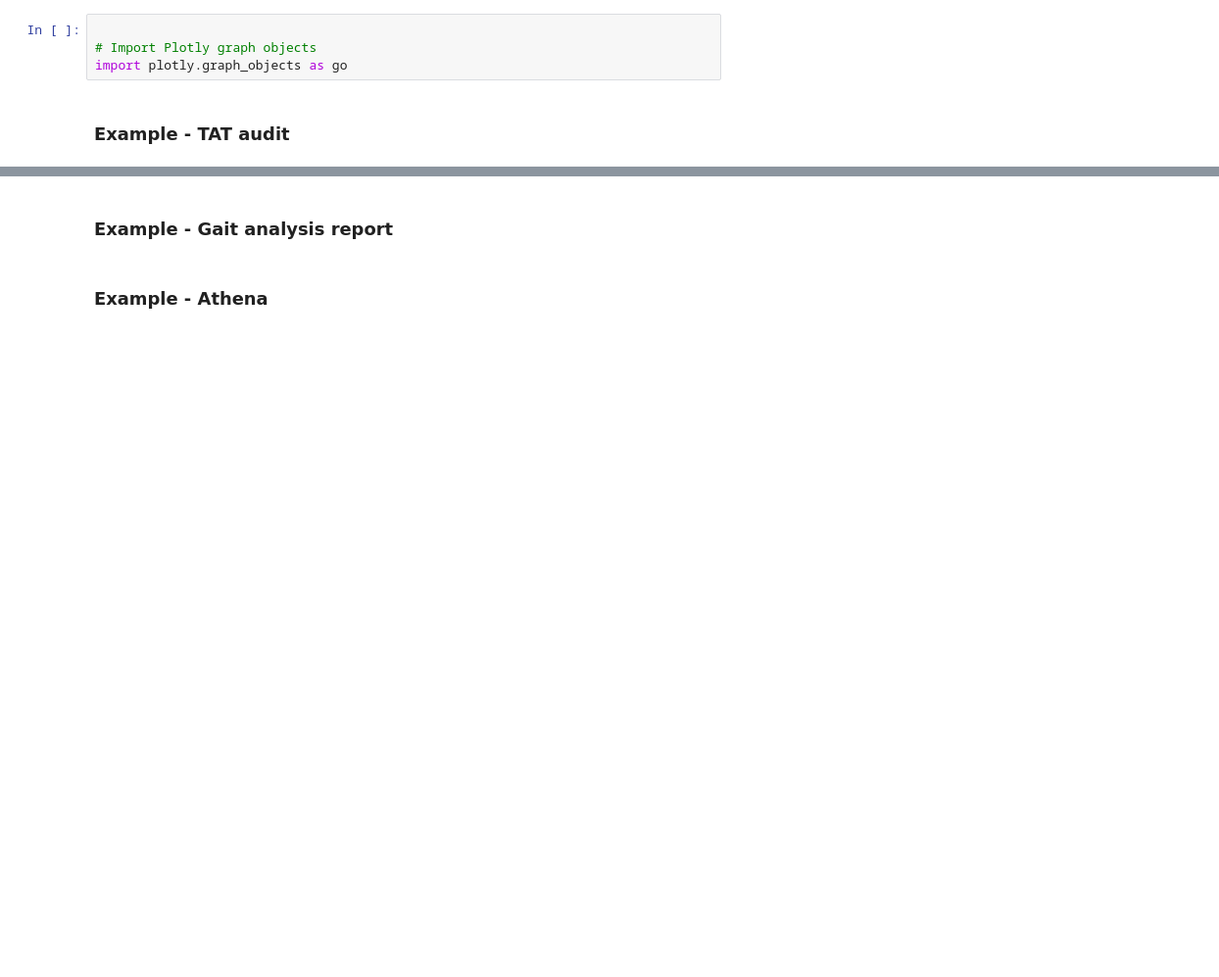
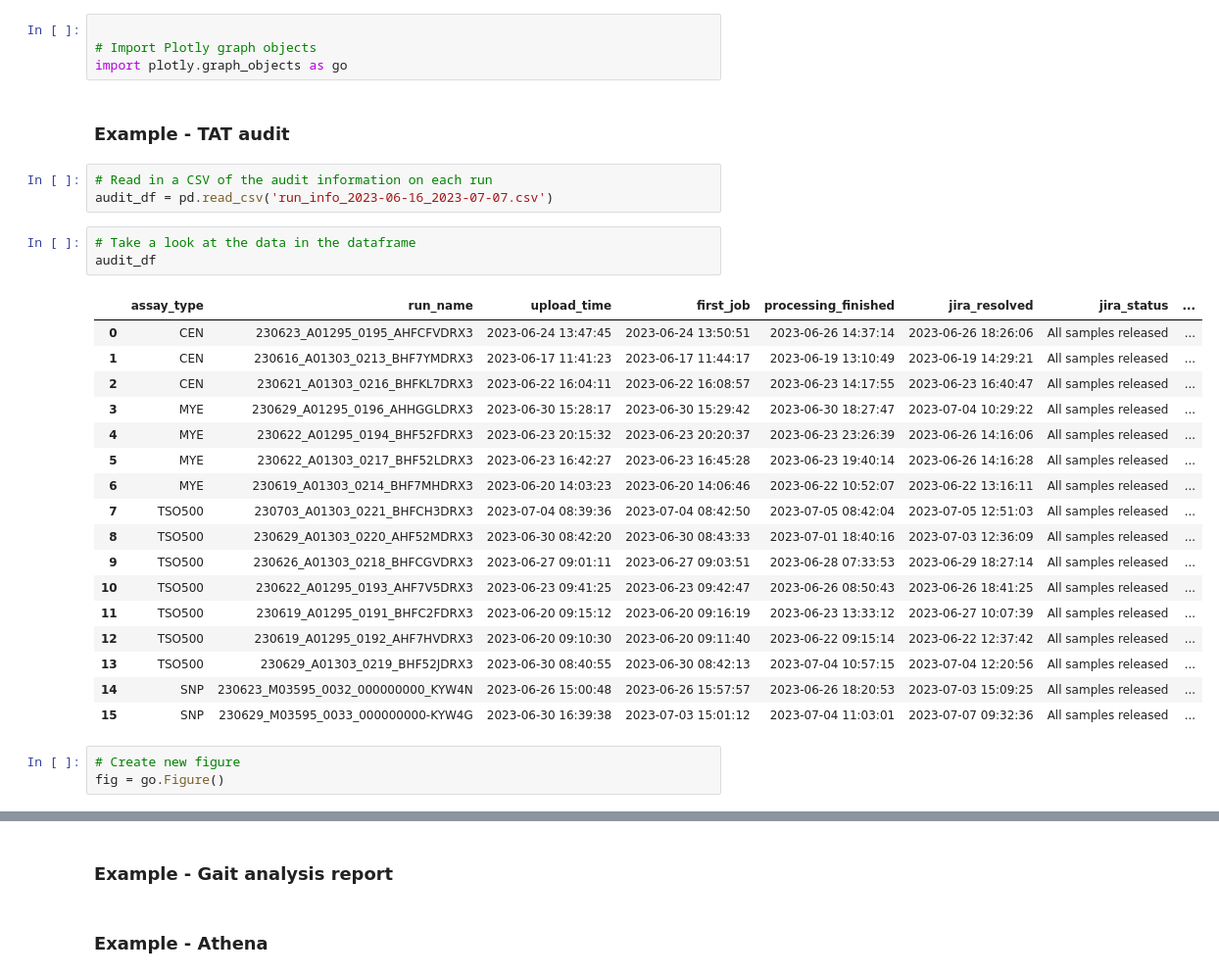
Before and after one commit to rklocke/intro-to-plotly, a Jupyter notebook: Introduction to Plotly.ipynb, the cells around one changed output, grey strips where cells are left out. Shown at 98% size. Cells and saved outputs as stored; diff of their text form; blank space fills up the shorter version.

Commit message:
Added example of audit plot

```diff
--- a/Introduction to Plotly.ipynb
+++ b/Introduction to Plotly.ipynb
@@ -45,3 +45,30 @@ import pandas as pd
 import plotly.graph_objects as go
 # %% [markdown]
 ### Example - TAT audit
+# %%
+# Read in a CSV of the audit information on each run
+audit_df = pd.read_csv('run_info_2023-06-16_2023-07-07.csv')
+# %%
+# Take a look at the data in the dataframe
+audit_df
+# %% [output]
+|  | assay_type | run_name | upload_time | first_job | processing_finished | jira_resolved | jira_status | ... |
+| 0 | CEN | 230623_A01295_0195_AHFCFVDRX3 | 2023-06-24 13:47:45 | 2023-06-24 13:50:51 | 2023-06-26 14:37:14 | 2023-06-26 18:26:06 | All samples released | ... |
+| 1 | CEN | 230616_A01303_0213_BHF7YMDRX3 | 2023-06-17 11:41:23 | 2023-06-17 11:44:17 | 2023-06-19 13:10:49 | 2023-06-19 14:29:21 | All samples released | ... |
+| 2 | CEN | 230621_A01303_0216_BHFKL7DRX3 | 2023-06-22 16:04:11 | 2023-06-22 16:08:57 | 2023-06-23 14:17:55 | 2023-06-23 16:40:47 | All samples released | ... |
+| 3 | MYE | 230629_A01295_0196_AHHGGLDRX3 | 2023-06-30 15:28:17 | 2023-06-30 15:29:42 | 2023-06-30 18:27:47 | 2023-07-04 10:29:22 | All samples released | ... |
+| 4 | MYE | 230622_A01295_0194_BHF52FDRX3 | 2023-06-23 20:15:32 | 2023-06-23 20:20:37 | 2023-06-23 23:26:39 | 2023-06-26 14:16:06 | All samples released | ... |
+| 5 | MYE | 230622_A01303_0217_BHF52LDRX3 | 2023-06-23 16:42:27 | 2023-06-23 16:45:28 | 2023-06-23 19:40:14 | 2023-06-26 14:16:28 | All samples released | ... |
+| 6 | MYE | 230619_A01303_0214_BHF7MHDRX3 | 2023-06-20 14:03:23 | 2023-06-20 14:06:46 | 2023-06-22 10:52:07 | 2023-06-22 13:16:11 | All samples released | ... |
+| 7 | TSO500 | 230703_A01303_0221_BHFCH3DRX3 | 2023-07-04 08:39:36 | 2023-07-04 08:42:50 | 2023-07-05 08:42:04 | 2023-07-05 12:51:03 | All samples released | ... |
+| 8 | TSO500 | 230629_A01303_0220_AHF52MDRX3 | 2023-06-30 08:42:20 | 2023-06-30 08:43:33 | 2023-07-01 18:40:16 | 2023-07-03 12:36:09 | All samples released | ... |
+| 9 | TSO500 | 230626_A01303_0218_BHFCGVDRX3 | 2023-06-27 09:01:11 | 2023-06-27 09:03:51 | 2023-06-28 07:33:53 | 2023-06-29 18:27:14 | All samples released | ... |
+| 10 | TSO500 | 230622_A01295_0193_AHF7V5DRX3 | 2023-06-23 09:41:25 | 2023-06-23 09:42:47 | 2023-06-26 08:50:43 | 2023-06-26 18:41:25 | All samples released | ... |
+| 11 | TSO500 | 230619_A01295_0191_BHFC2FDRX3 | 2023-06-20 09:15:12 | 2023-06-20 09:16:19 | 2023-06-23 13:33:12 | 2023-06-27 10:07:39 | All samples released | ... |
+| 12 | TSO500 | 230619_A01295_0192_AHF7HVDRX3 | 2023-06-20 09:10:30 | 2023-06-20 09:11:40 | 2023-06-22 09:15:14 | 2023-06-22 12:37:42 | All samples released | ... |
+| 13 | TSO500 | 230629_A01303_0219_BHF52JDRX3 | 2023-06-30 08:40:55 | 2023-06-30 08:42:13 | 2023-07-04 10:57:15 | 2023-07-04 12:20:56 | All samples released | ... |
+| 14 | SNP | 230623_M03595_0032_000000000_KYW4N | 2023-06-26 15:00:48 | 2023-06-26 15:57:57 | 2023-06-26 18:20:53 | 2023-07-03 15:09:25 | All samples released | ... |
+| 15 | SNP | 230629_M03595_0033_000000000-KYW4G | 2023-06-30 16:39:38 | 2023-07-03 15:01:12 | 2023-07-04 11:03:01 | 2023-07-07 09:32:36 | All samples released | ... |
+# %%
+# Create new figure
+fig = go.Figure()
```
Also changed, not shown: parts of 10 cells of this notebook.
